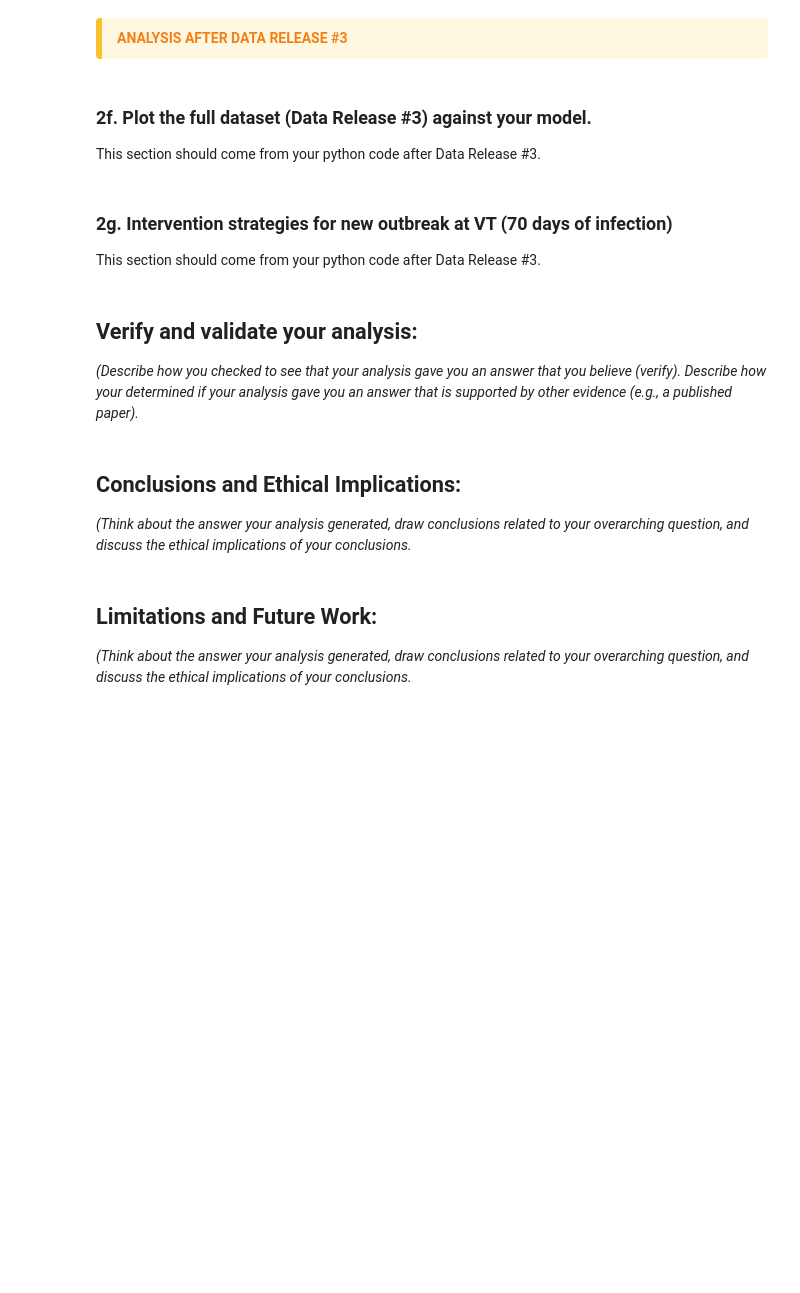
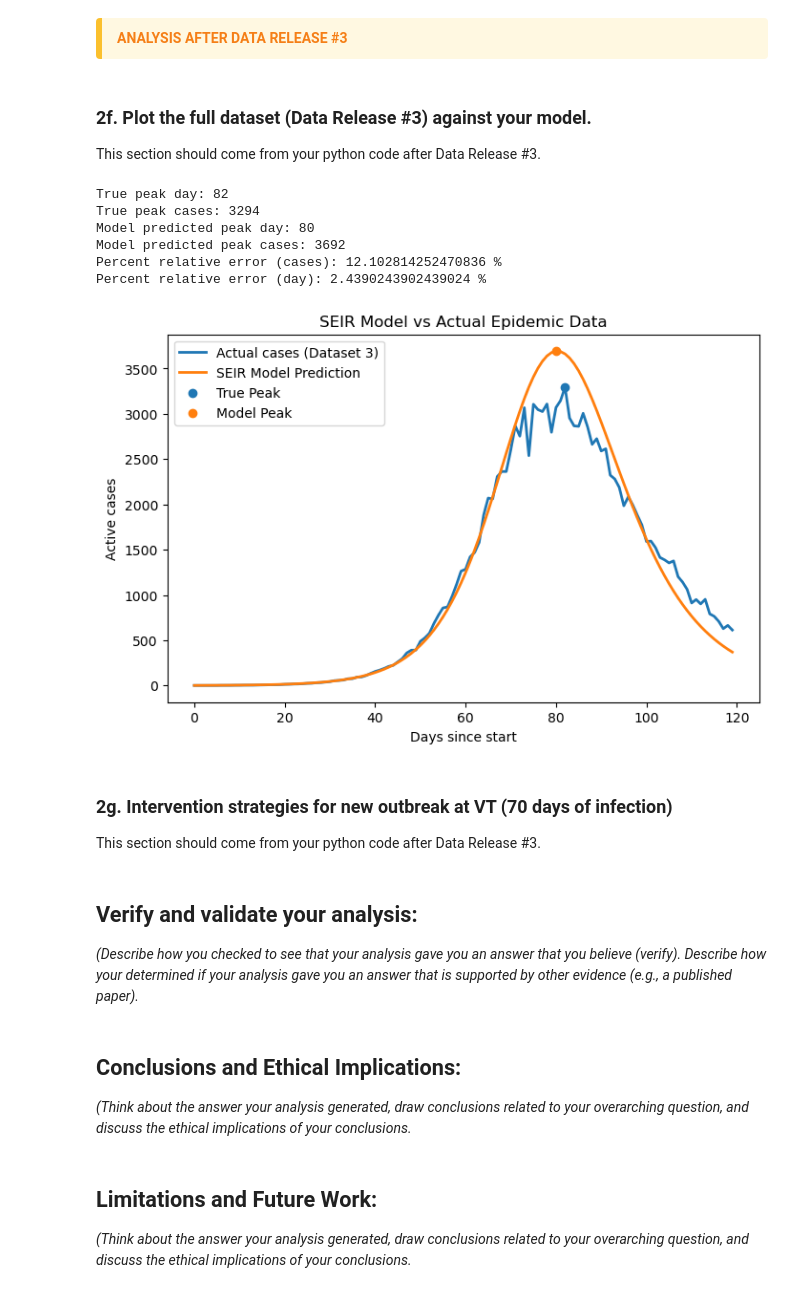
Before and after one commit to kmcole06/Module-2-Epidemics-SIR-Modeling, a Jupyter notebook: Code/Template_student_final_notebook.ipynb, the cells around one changed output. Drawn from its saved outputs; the diff is of its cells as text; code cells hidden in the pictures; blank space fills up the shorter version.

Commit message:
Fixed SEIR model

```diff
--- a/Code/Template_student_final_notebook.ipynb
+++ b/Code/Template_student_final_notebook.ipynb
@@ -104,3 +109,20 @@ Given the initial information that this is a respiratory disease and the R0 valu
 # %% [markdown]
 ### 2c. Use Euler's method to solve the SEIR model.
 This section should come from your python code after Data Release #2.
+# %%
+# Load data release 2
+data = pd.read_csv(
+'/Users/vkb5cq/Desktop/Spring 2026/BME 2315/Module-2-Epidemics-SIR-Modeling/Data/mystery_virus_daily_active_counts_RELEASE#2.csv',
+parse_dates=['date']
+)
+data['day'] = (data['date'] - data['date'].min()).dt.days
+
+t = data['day'].to_numpy()
+I = data['active reported daily cases'].to_numpy()
+
+# Update initial conditions
+N = 17900
+I0 = I[0]
+E0 = I0
+R0_init = 0
+S0 = N - I0 - E0
@@ -201,6 +243,67 @@ This section should come from your python code after Data Release #2.
 # %% [markdown]
 ### 2f. Plot the full dataset (Data Release #3) against your model.
 This section should come from your python code after Data Release #3.
+# %%
+# Load Dataset Release #3
+data = pd.read_csv(
+'/Users/vkb5cq/Desktop/Spring 2026/BME 2315/Module-2-Epidemics-SIR-Modeling/Data/mystery_virus_daily_active_counts_RELEASE#3.csv', parse_dates=['date'])
+
+data['day'] = (data['date'] - data['date'].min()).dt.days
+
+t = data['day'].to_numpy()
+I_actual = data['active reported daily cases'].to_numpy()
+
+# Population and initial values
+N = 17900
+
+I0 = I_actual[0]
+E0 = I0
+R0_init = 0
+S0 = N - I0 - E0
+
+# Run SEIR model with best parameters
+S_model, E_model, I_model, R_model = euler_SEIR(best_beta, best_sigma, best_gamma, t)
+
+# Find peaks
+true_peak_index = np.argmax(I_actual)
+true_peak_day = t[true_peak_index]
+true_peak_cases = I_actual[true_peak_index]
+
+model_peak_index = np.argmax(I_model)
+model_peak_day = t[model_peak_index]
+model_peak_cases = I_model[model_peak_index]
+
+# Percent Relative Error
+error_cases = abs(true_peak_cases - model_peak_cases) / true_peak_cases * 100
+error_day = abs(true_peak_day - model_peak_day) / true_peak_day * 100
+
+print("True peak day:", true_peak_day)
+print("True peak cases:", true_peak_cases)
+print("Model predicted peak day:", model_peak_day)
+print("Model predicted peak cases:", int(model_peak_cases))
+print("Percent relative error (cases):", error_cases, "%")
+print("Percent relative error (day):", error_day, "%")
+
+# Plot model vs actual data
+plt.figure(figsize=(8,5))
+plt.plot(t, I_actual, label="Actual cases (Dataset 3)", linewidth=2)
+plt.plot(t, I_model, label="SEIR Model Prediction", linewidth=2)
+plt.scatter(true_peak_day, true_peak_cases, label="True Peak")
+plt.scatter(model_peak_day, model_peak_cases, label="Model Peak")
+plt.xlabel("Days since start")
+plt.ylabel("Active cases")
+plt.title("SEIR Model vs Actual Epidemic Data")
+plt.legend()
+
+plt.show()
+# %% [output]
+True peak day: 82
+True peak cases: 3294
+Model predicted peak day: 80
+Model predicted peak cases: 3692
+Percent relative error (cases): 12.102814252470836 %
+Percent relative error (day): 2.4390243902439024 %
+[figure, added]
 # %% [markdown]
 ### 2g. Intervention strategies for new outbreak at VT (70 days of infection)
 This section should come from your python code after Data Release #3.
```
Also changed, not shown: parts of 6 cells of this notebook.
